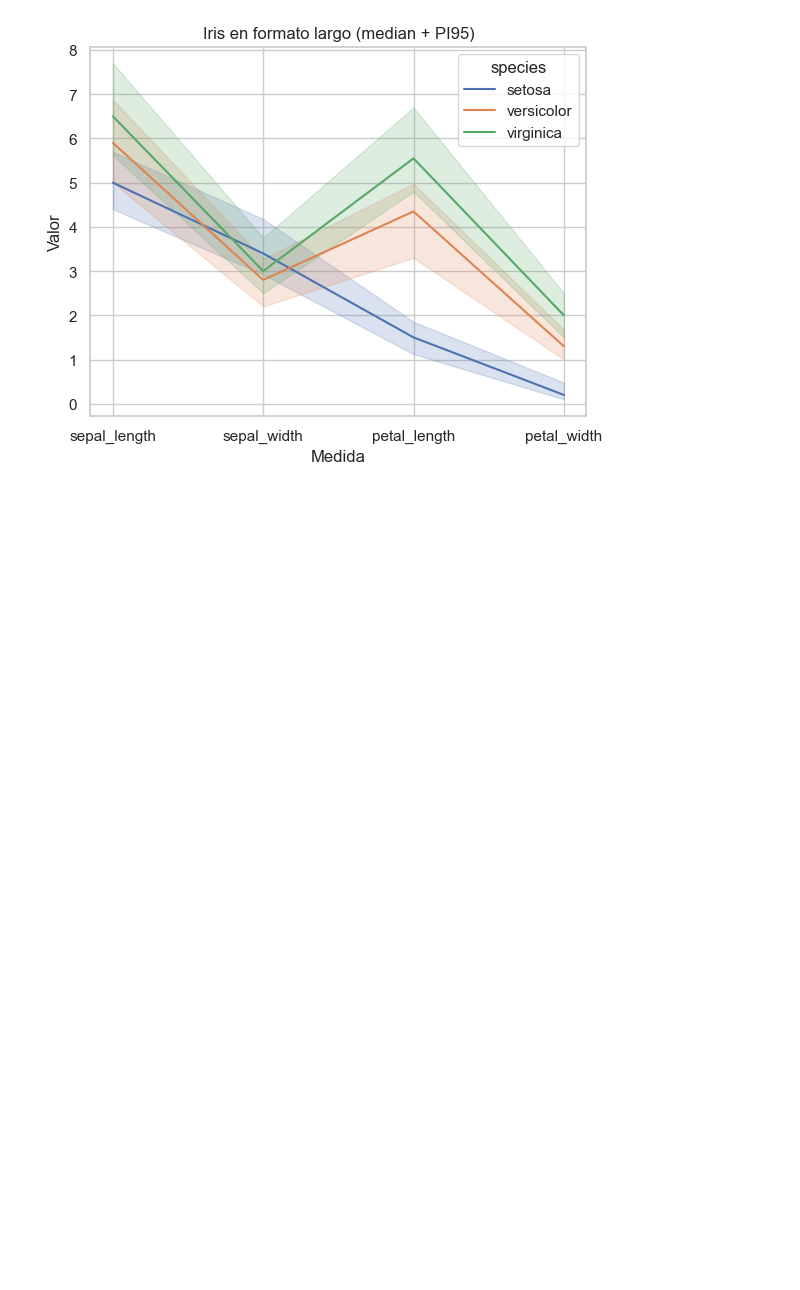
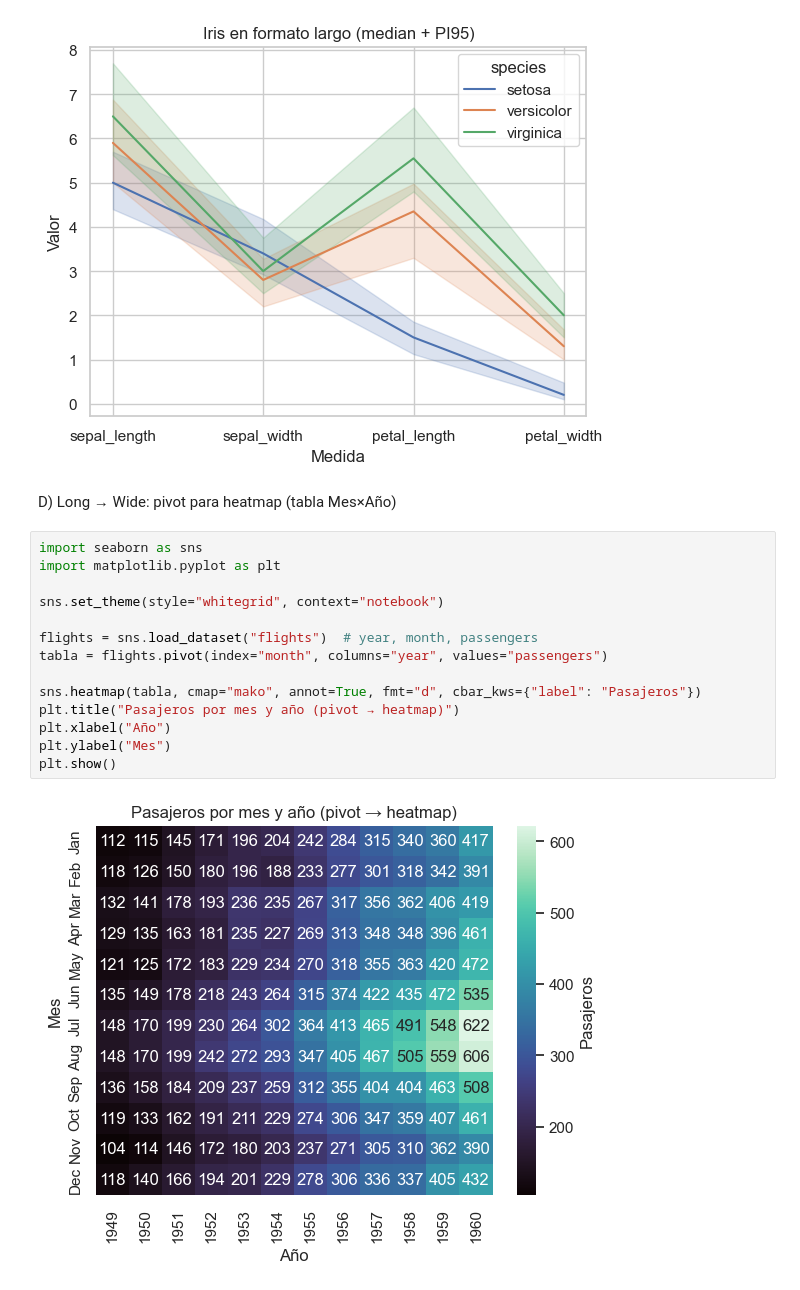
Before and after one commit to wilson-j-insaurralde/Seaborn, a Jupyter notebook: teoria/008_Integración con Pandas.ipynb, the cells around one changed output. Drawn from its saved outputs; the diff is of its cells as text; blank space fills up the shorter version.

```diff
--- a/teoria/008_Integración con Pandas.ipynb
+++ b/teoria/008_Integración con Pandas.ipynb
@@ -71,3 +71,21 @@ plt.ylabel("Valor")
 plt.show()
 # %% [output]
 [figure]
+# %% [markdown]
+D) Long → Wide: pivot para heatmap (tabla Mes×Año)
+# %%
+import seaborn as sns
+import matplotlib.pyplot as plt
+
+sns.set_theme(style="whitegrid", context="notebook")
+
+flights = sns.load_dataset("flights")  # year, month, passengers
+tabla = flights.pivot(index="month", columns="year", values="passengers")
+
+sns.heatmap(tabla, cmap="mako", annot=True, fmt="d", cbar_kws={"label": "Pasajeros"})
+plt.title("Pasajeros por mes y año (pivot → heatmap)")
+plt.xlabel("Año")
+plt.ylabel("Mes")
+plt.show()
+# %% [output]
+[figure, added]
```
Also changed, not shown: parts of 2 cells of this notebook.
